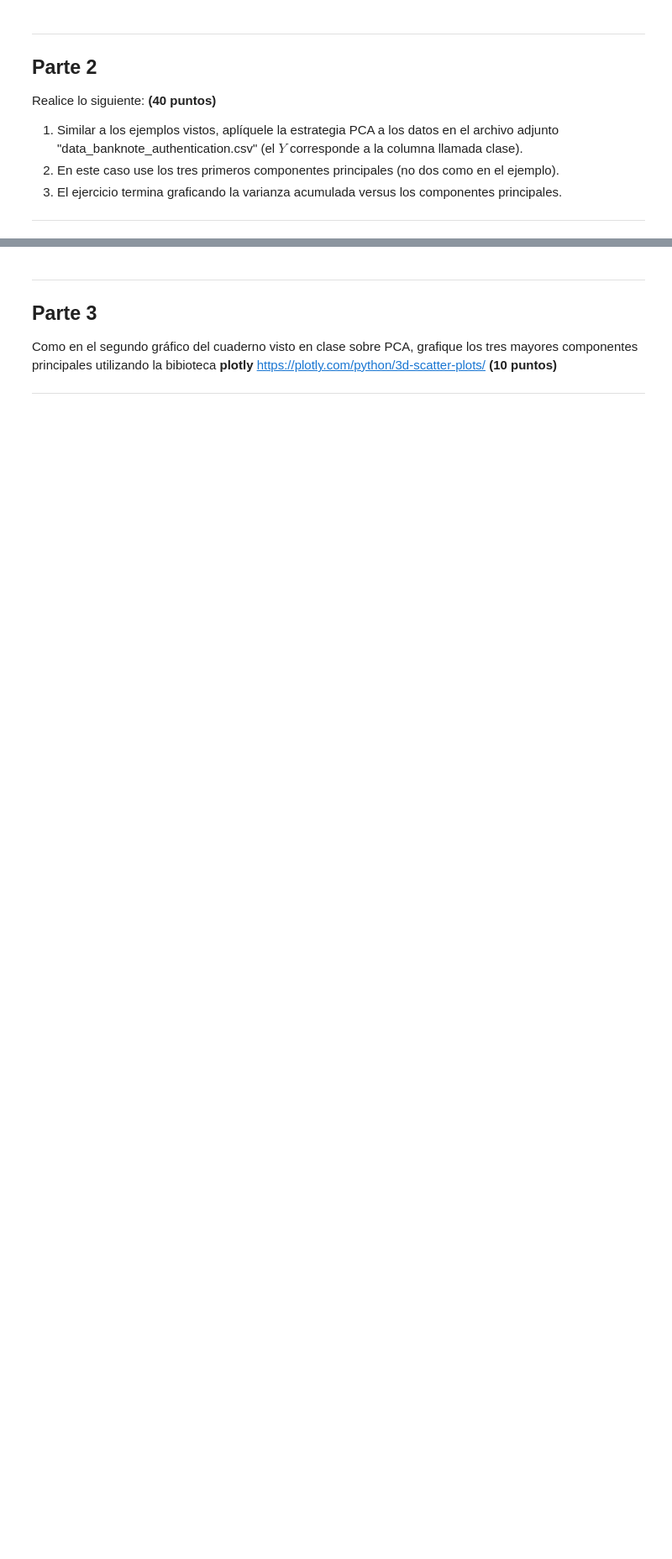
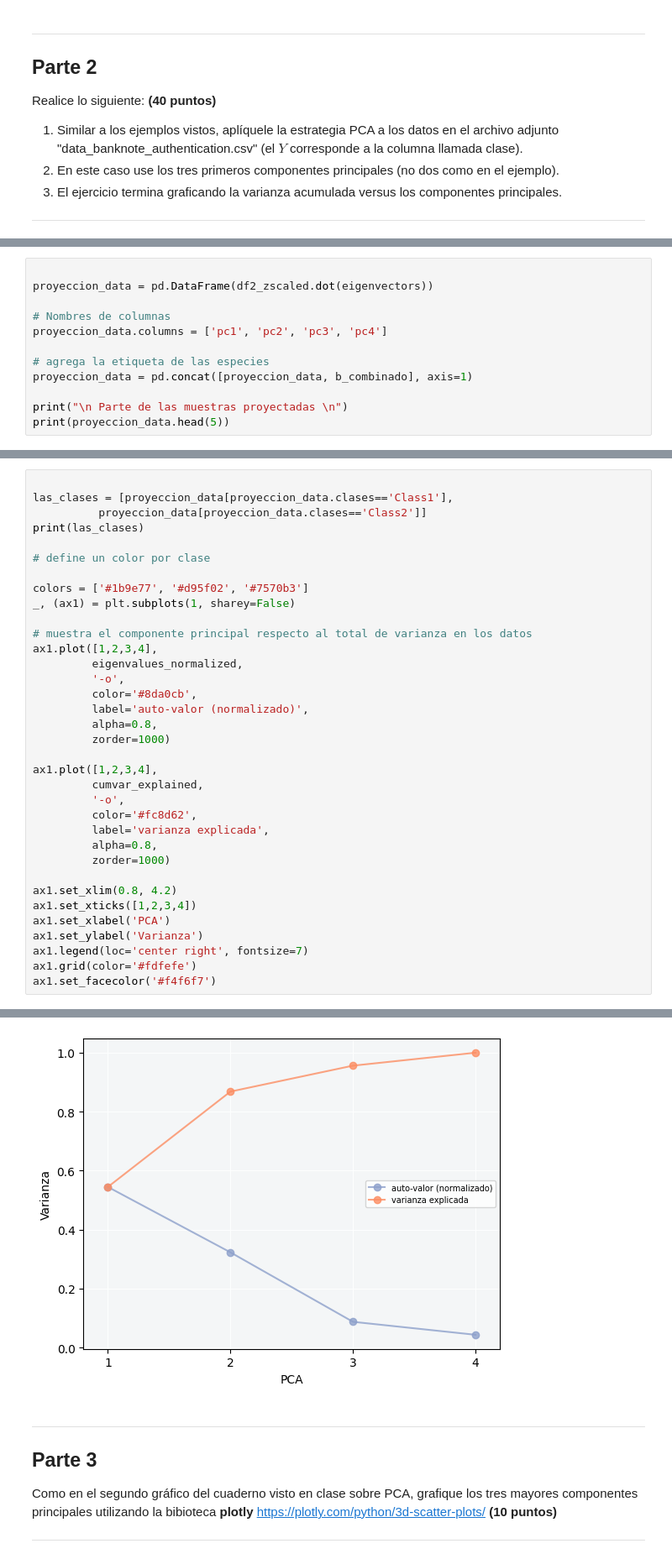
Before and after one commit to eseblanco/CiDatTecMod1, a Jupyter notebook: semana5/tarea/Trabajo_Práctico_s5_MCD-sergio.ipynb, the cells around one changed output, grey strips where cells are left out. Shown at 84% size. Saved outputs shown, nothing was run; the diff lists cells and outputs as text; blank space fills up the shorter version.

```diff
--- a/semana5/tarea/Trabajo_Práctico_s5_MCD-sergio.ipynb
+++ b/semana5/tarea/Trabajo_Práctico_s5_MCD-sergio.ipynb
@@ -242,0 +341,12 @@ Realice lo siguiente: **(40 puntos)**
+# %%
+
+proyeccion_data = pd.DataFrame(df2_zscaled.dot(eigenvectors))
+
+# Nombres de columnas
+proyeccion_data.columns = ['pc1', 'pc2', 'pc3', 'pc4']
+
+# agrega la etiqueta de las especies
+proyeccion_data = pd.concat([proyeccion_data, b_combinado], axis=1)
+
+print("\n Parte de las muestras proyectadas \n")
+print(proyeccion_data.head(5))
@@ -242,0 +362,36 @@ Realice lo siguiente: **(40 puntos)**
+# %%
+
+las_clases = [proyeccion_data[proyeccion_data.clases=='Class1'],
+          proyeccion_data[proyeccion_data.clases=='Class2']]
+print(las_clases)
+
+# define un color por clase
+
+colors = ['#1b9e77', '#d95f02', '#7570b3']
+_, (ax1) = plt.subplots(1, sharey=False)
+
+# muestra el componente principal respecto al total de varianza en los datos
+ax1.plot([1,2,3,4],
+         eigenvalues_normalized,
+         '-o',
+         color='#8da0cb',
+         label='auto-valor (normalizado)',
+         alpha=0.8,
+         zorder=1000)
+
+ax1.plot([1,2,3,4],
+         cumvar_explained,
+         '-o',
+         color='#fc8d62',
+         label='varianza explicada',
+         alpha=0.8,
+         zorder=1000)
+
+ax1.set_xlim(0.8, 4.2)
+ax1.set_xticks([1,2,3,4])
+ax1.set_xlabel('PCA')
+ax1.set_ylabel('Varianza')
+ax1.legend(loc='center right', fontsize=7)
+ax1.grid(color='#fdfefe')
+ax1.set_facecolor('#f4f6f7')
+# %% [output]
@@ -243,3 +403,4 @@ Realice lo siguiente: **(40 puntos)**
+[figure, added]
 # %% [markdown]
 ___
 
```
Also changed, not shown: parts of 6 cells of this notebook, 6 other files.
